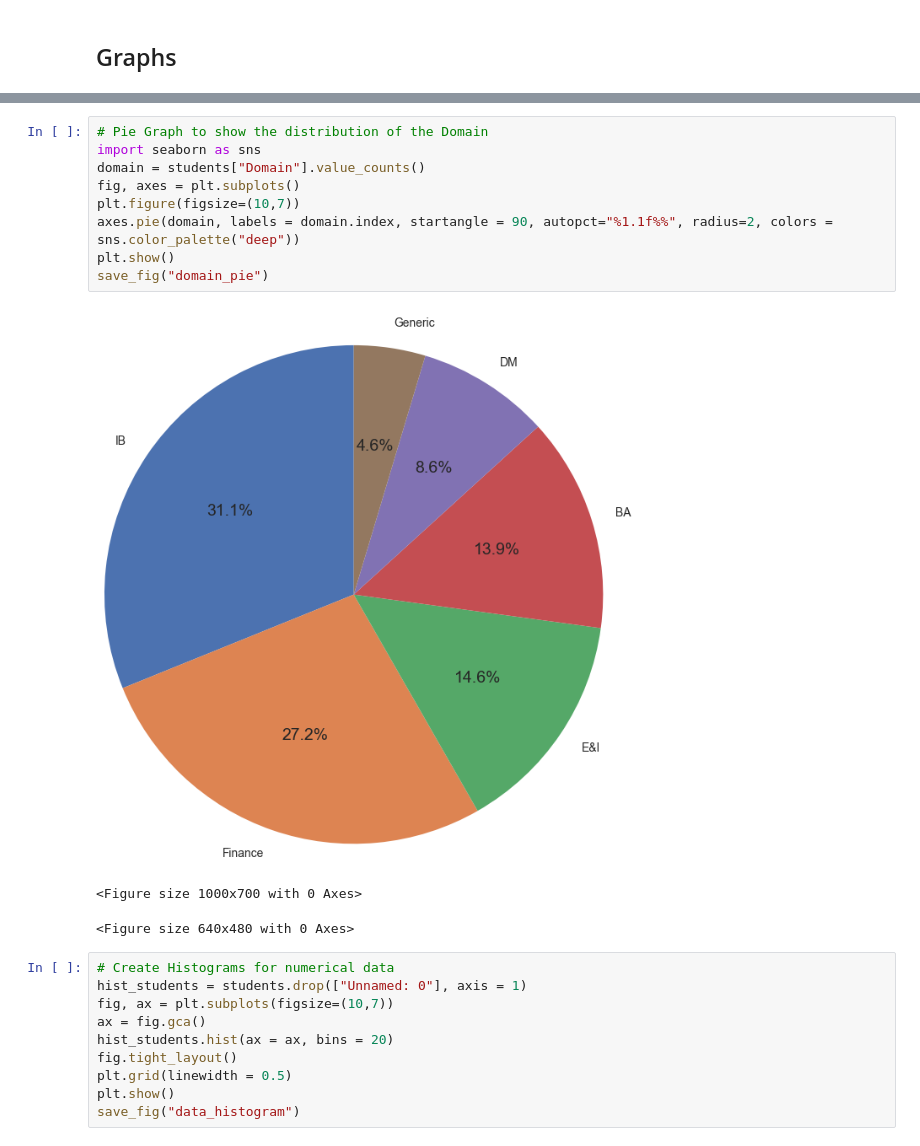
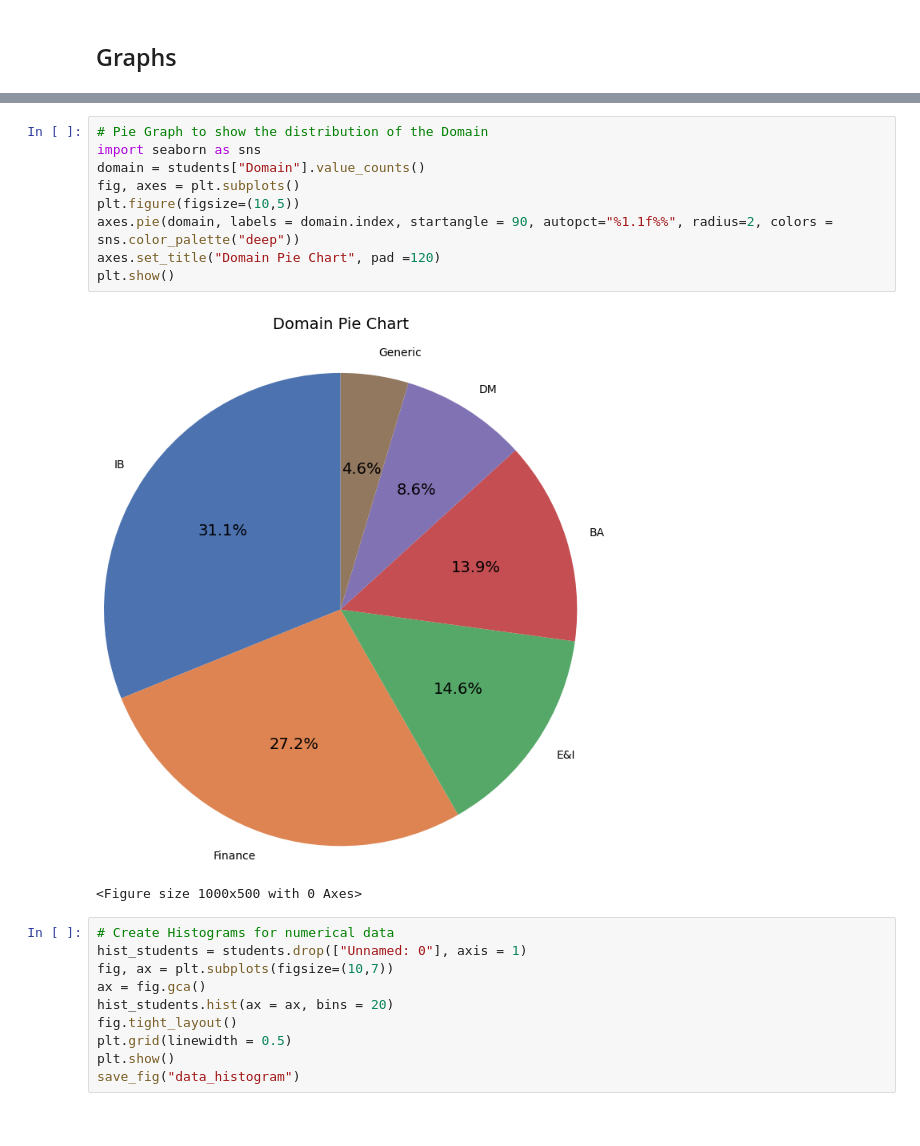
Before and after one commit to aumashankar8/studentsTestData, a Jupyter notebook: studentDataAnalysis.ipynb, the cells around one changed output, grey strips where cells are left out. Cells and saved outputs as stored; diff of their text form.

```diff
--- a/studentDataAnalysis.ipynb
+++ b/studentDataAnalysis.ipynb
@@ -133,16 +135,15 @@ save_fig("semester_graph")
 # %%
 # Pie Graph to show the distribution of the Domain
 import seaborn as sns
 domain = students["Domain"].value_counts()
 fig, axes = plt.subplots()
-plt.figure(figsize=(10,7))
+plt.figure(figsize=(10,5))
 axes.pie(domain, labels = domain.index, startangle = 90, autopct="%1.1f%%", radius=2, colors = sns.color_palette("deep"))
+axes.set_title("Domain Pie Chart", pad =120)
 plt.show()
-save_fig("domain_pie")
 # %% [output]
-[figure, old version]
+[figure, new version]
-<Figure size 1000x700 with 0 Axes>
+<Figure size 1000x500 with 0 Axes>
-<Figure size 640x480 with 0 Axes>
 # %%
 # Create Histograms for numerical data
 hist_students = students.drop(["Unnamed: 0"], axis = 1)
```
Also changed, not shown: parts of 4 cells of this notebook, 11 other files.
